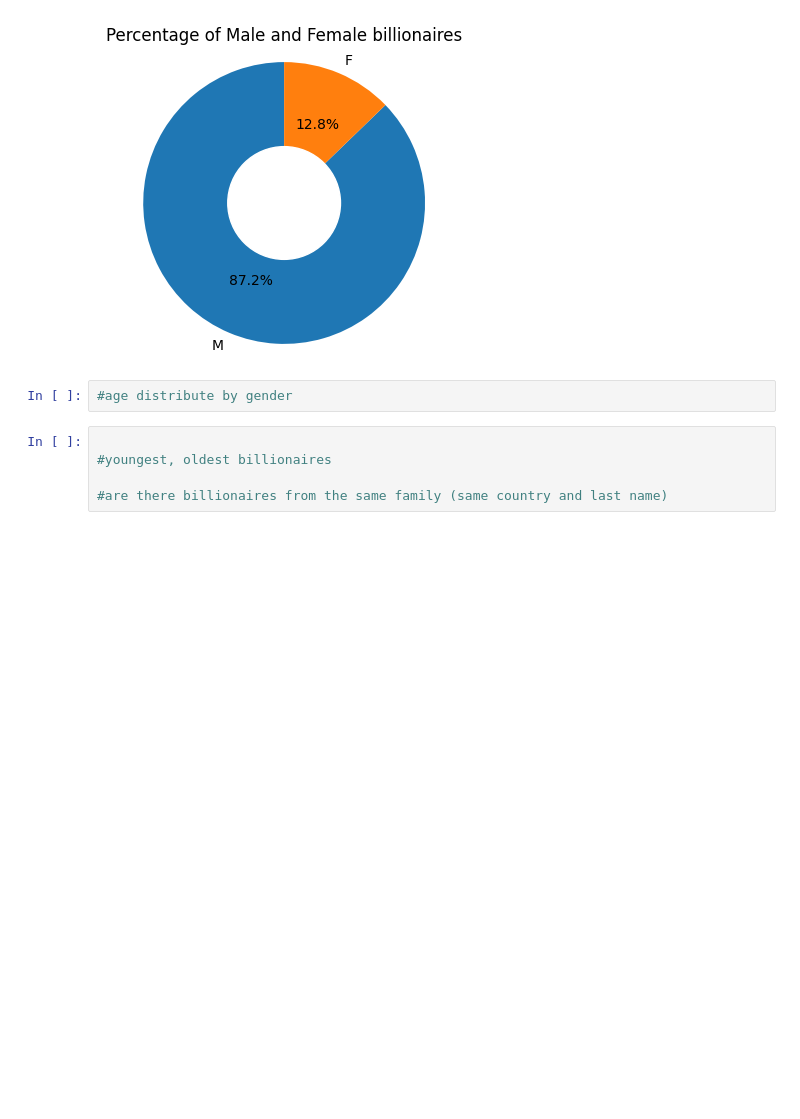
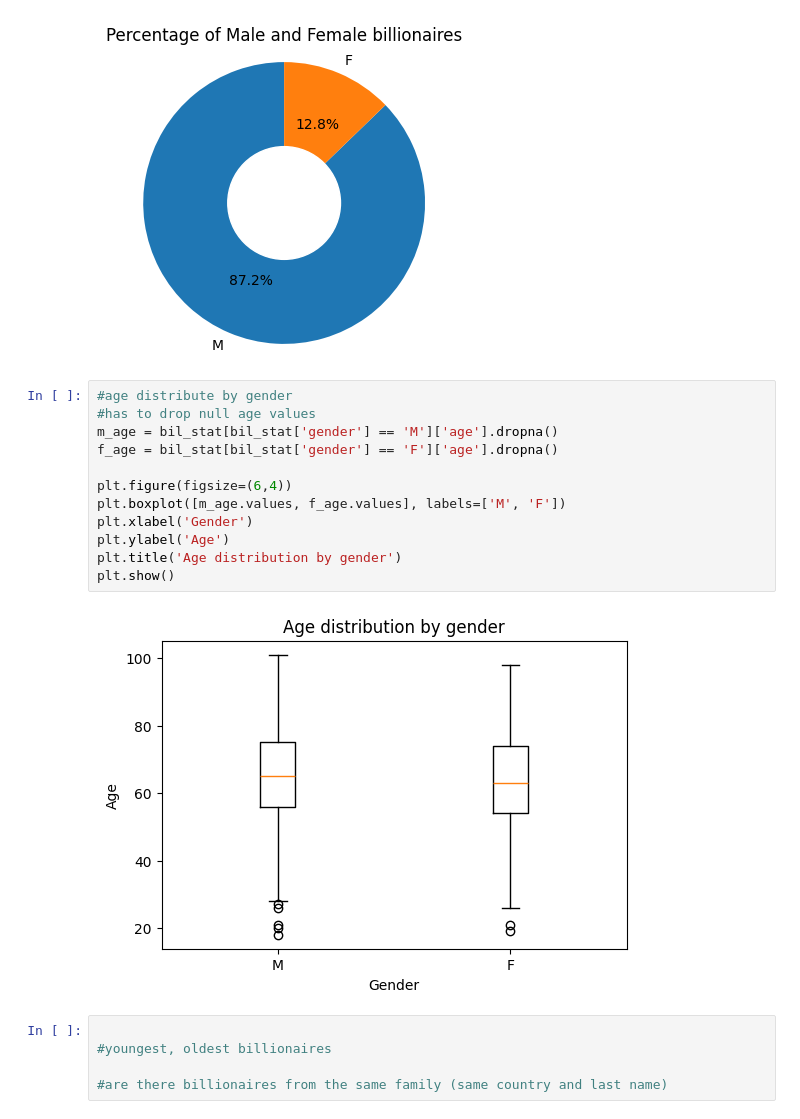
Before and after one commit to huy-ph/data_mining, a Jupyter notebook: learning/billionaires_statistics/billionaires_analysis.ipynb, the cells around one changed output. Cells and saved outputs as stored; diff of their text form; blank space fills up the shorter version.

Commit message:
boxplot of age distribution

```diff
--- a/learning/billionaires_statistics/billionaires_analysis.ipynb
+++ b/learning/billionaires_statistics/billionaires_analysis.ipynb
@@ -174,8 +174,20 @@ plt.title('Percentage of Male and Female billionaires')
 plt.show()
 # %% [output]
 [figure]
-# %%
-#age distribute by gender
+# %%
+#age distribute by gender
+#has to drop null age values
+m_age = bil_stat[bil_stat['gender'] == 'M']['age'].dropna()
+f_age = bil_stat[bil_stat['gender'] == 'F']['age'].dropna()
+
+plt.figure(figsize=(6,4))
+plt.boxplot([m_age.values, f_age.values], labels=['M', 'F'])
+plt.xlabel('Gender')
+plt.ylabel('Age')
+plt.title('Age distribution by gender')
+plt.show()
+# %% [output]
+[figure, added]
 # %%
 
 #youngest, oldest billionaires
```
